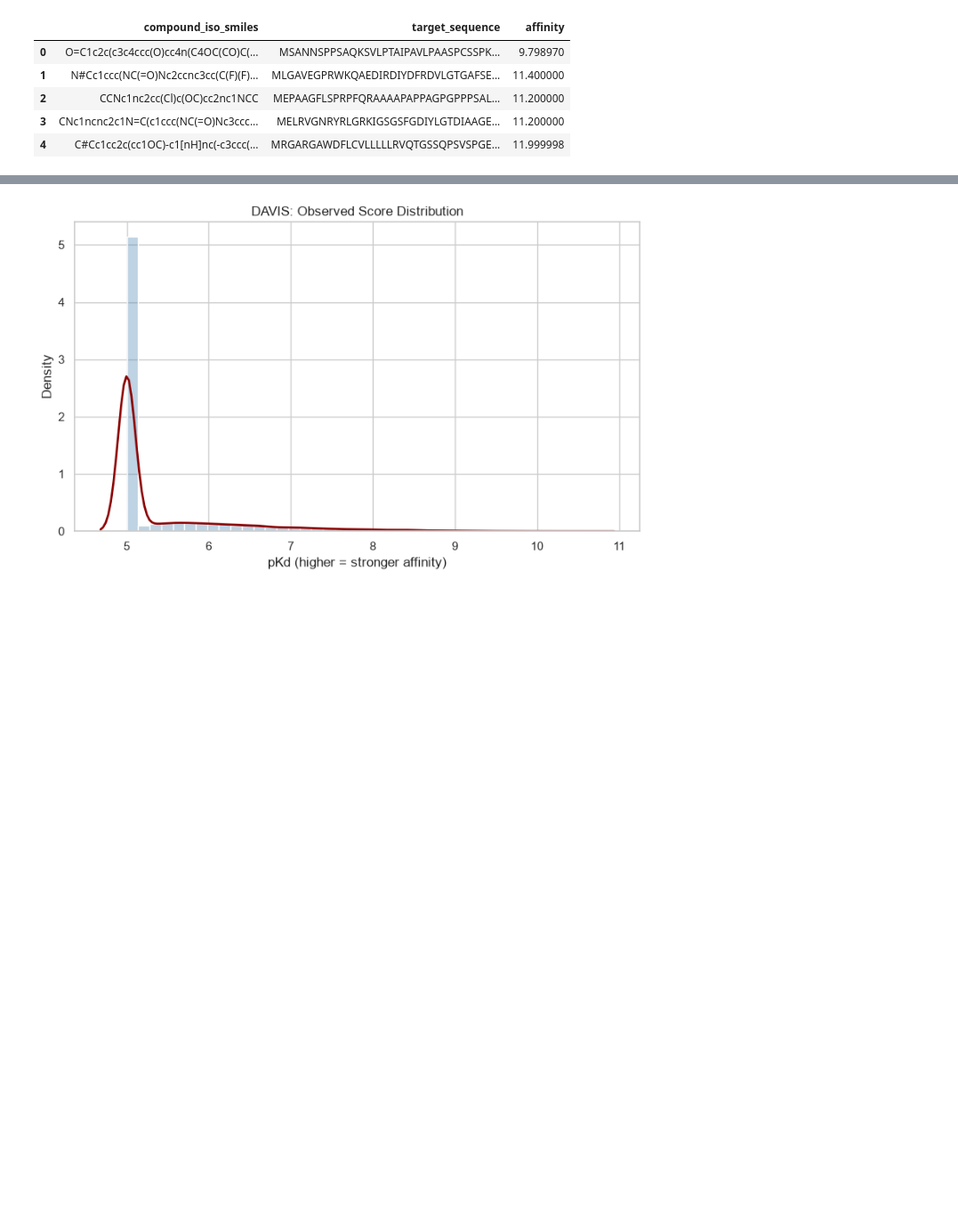
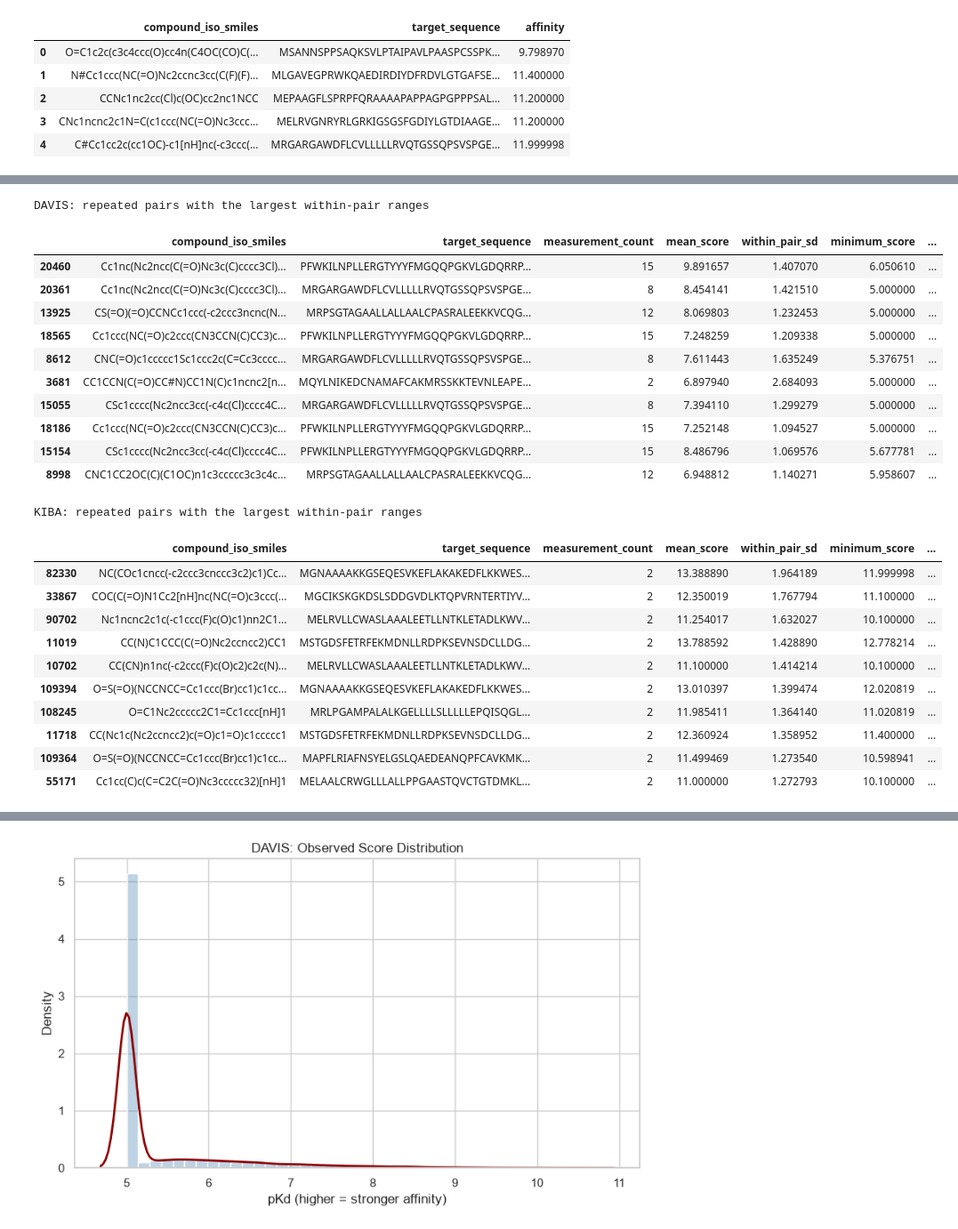
Before and after one commit to IAmGreyBunny/SC4020-Lab2, a Jupyter notebook: dataset-analysis.ipynb, the cells around one changed output, grey strips where cells are left out. Shown at 89% size. Saved outputs shown, nothing was run; the diff lists cells and outputs as text; code cells hidden in the pictures; blank space fills up the shorter version.

```diff
--- a/dataset-analysis.ipynb
+++ b/dataset-analysis.ipynb
@@ -245,0 +433,39 @@ Showing where the values cluster for DAVIS and KIBA
+# %%
+print('DAVIS: repeated pairs with the largest within-pair ranges')
+display(
+    davis_repeated_pairs
+    .sort_values('within_pair_range', ascending=False)
+    .head(10)
+)
+
+print('KIBA: repeated pairs with the largest within-pair ranges')
+display(
+    kiba_repeated_pairs
+    .sort_values('within_pair_range', ascending=False)
+    .head(10)
+)
+# %% [output]
+DAVIS: repeated pairs with the largest within-pair ranges
+|  | compound_iso_smiles | target_sequence | measurement_count | mean_score | within_pair_sd | minimum_score | ... |
+| 20460 | Cc1nc(Nc2ncc(C(=O)Nc3c(C)cccc3Cl)... | PFWKILNPLLERGTYYYFMGQQPGKVLGDQRRP... | 15 | 9.891657 | 1.407070 | 6.050610 | ... |
+| 20361 | Cc1nc(Nc2ncc(C(=O)Nc3c(C)cccc3Cl)... | MRGARGAWDFLCVLLLLLRVQTGSSQPSVSPGE... | 8 | 8.454141 | 1.421510 | 5.000000 | ... |
+| 13925 | CS(=O)(=O)CCNCc1ccc(-c2ccc3ncnc(N... | MRPSGTAGAALLALLAALCPASRALEEKKVCQG... | 12 | 8.069803 | 1.232453 | 5.000000 | ... |
+| 18565 | Cc1ccc(NC(=O)c2ccc(CN3CCN(C)CC3)c... | PFWKILNPLLERGTYYYFMGQQPGKVLGDQRRP... | 15 | 7.248259 | 1.209338 | 5.000000 | ... |
+| 8612 | CNC(=O)c1ccccc1Sc1ccc2c(C=Cc3cccc... | MRGARGAWDFLCVLLLLLRVQTGSSQPSVSPGE... | 8 | 7.611443 | 1.635249 | 5.376751 | ... |
+| 3681 | CC1CCN(C(=O)CC#N)CC1N(C)c1ncnc2[n... | MQYLNIKEDCNAMAFCAKMRSSKKTEVNLEAPE... | 2 | 6.897940 | 2.684093 | 5.000000 | ... |
+| 15055 | CSc1cccc(Nc2ncc3cc(-c4c(Cl)cccc4C... | MRGARGAWDFLCVLLLLLRVQTGSSQPSVSPGE... | 8 | 7.394110 | 1.299279 | 5.000000 | ... |
+| 18186 | Cc1ccc(NC(=O)c2ccc(CN3CCN(C)CC3)c... | PFWKILNPLLERGTYYYFMGQQPGKVLGDQRRP... | 15 | 7.252148 | 1.094527 | 5.000000 | ... |
+| 15154 | CSc1cccc(Nc2ncc3cc(-c4c(Cl)cccc4C... | PFWKILNPLLERGTYYYFMGQQPGKVLGDQRRP... | 15 | 8.486796 | 1.069576 | 5.677781 | ... |
+| 8998 | CNC1CC2OC(C)(C1OC)n1c3ccccc3c3c4c... | MRPSGTAGAALLALLAALCPASRALEEKKVCQG... | 12 | 6.948812 | 1.140271 | 5.958607 | ... |
+KIBA: repeated pairs with the largest within-pair ranges
+|  | compound_iso_smiles | target_sequence | measurement_count | mean_score | within_pair_sd | minimum_score | ... |
+| 82330 | NC(COc1cncc(-c2ccc3cnccc3c2)c1)Cc... | MGNAAAAKKGSEQESVKEFLAKAKEDFLKKWES... | 2 | 13.388890 | 1.964189 | 11.999998 | ... |
+| 33867 | COC(C(=O)N1Cc2[nH]nc(NC(=O)c3ccc(... | MGCIKSKGKDSLSDDGVDLKTQPVRNTERTIYV... | 2 | 12.350019 | 1.767794 | 11.100000 | ... |
+| 90702 | Nc1ncnc2c1c(-c1ccc(F)c(O)c1)nn2C1... | MELRVLLCWASLAAALEETLLNTKLETADLKWV... | 2 | 11.254017 | 1.632027 | 10.100000 | ... |
+| 11019 | CC(N)C1CCC(C(=O)Nc2ccncc2)CC1 | MSTGDSFETRFEKMDNLLRDPKSEVNSDCLLDG... | 2 | 13.788592 | 1.428890 | 12.778214 | ... |
+| 10702 | CC(CN)n1nc(-c2ccc(F)c(O)c2)c2c(N)... | MELRVLLCWASLAAALEETLLNTKLETADLKWV... | 2 | 11.100000 | 1.414214 | 10.100000 | ... |
+| 109394 | O=S(=O)(NCCNCC=Cc1ccc(Br)cc1)c1cc... | MGNAAAAKKGSEQESVKEFLAKAKEDFLKKWES... | 2 | 13.010397 | 1.399474 | 12.020819 | ... |
+| 108245 | O=C1Nc2ccccc2C1=Cc1ccc[nH]1 | MRLPGAMPALALKGELLLLSLLLLLEPQISQGL... | 2 | 11.985411 | 1.364140 | 11.020819 | ... |
+| 11718 | CC(Nc1c(Nc2ccncc2)c(=O)c1=O)c1ccccc1 | MSTGDSFETRFEKMDNLLRDPKSEVNSDCLLDG... | 2 | 12.360924 | 1.358952 | 11.400000 | ... |
+| 109364 | O=S(=O)(NCCNCC=Cc1ccc(Br)cc1)c1cc... | MAPFLRIAFNSYELGSLQAEDEANQPFCAVKMK... | 2 | 11.499469 | 1.273540 | 10.598941 | ... |
+| 55171 | Cc1cc(C)c(C=C2C(=O)Nc3ccccc32)[nH]1 | MELAALCRWGLLLALLPPGAASTQVCTGTDMKL... | 2 | 11.000000 | 1.272793 | 10.100000 | ... |
```
Also changed, not shown: parts of 26 cells of this notebook, 7 other files.
